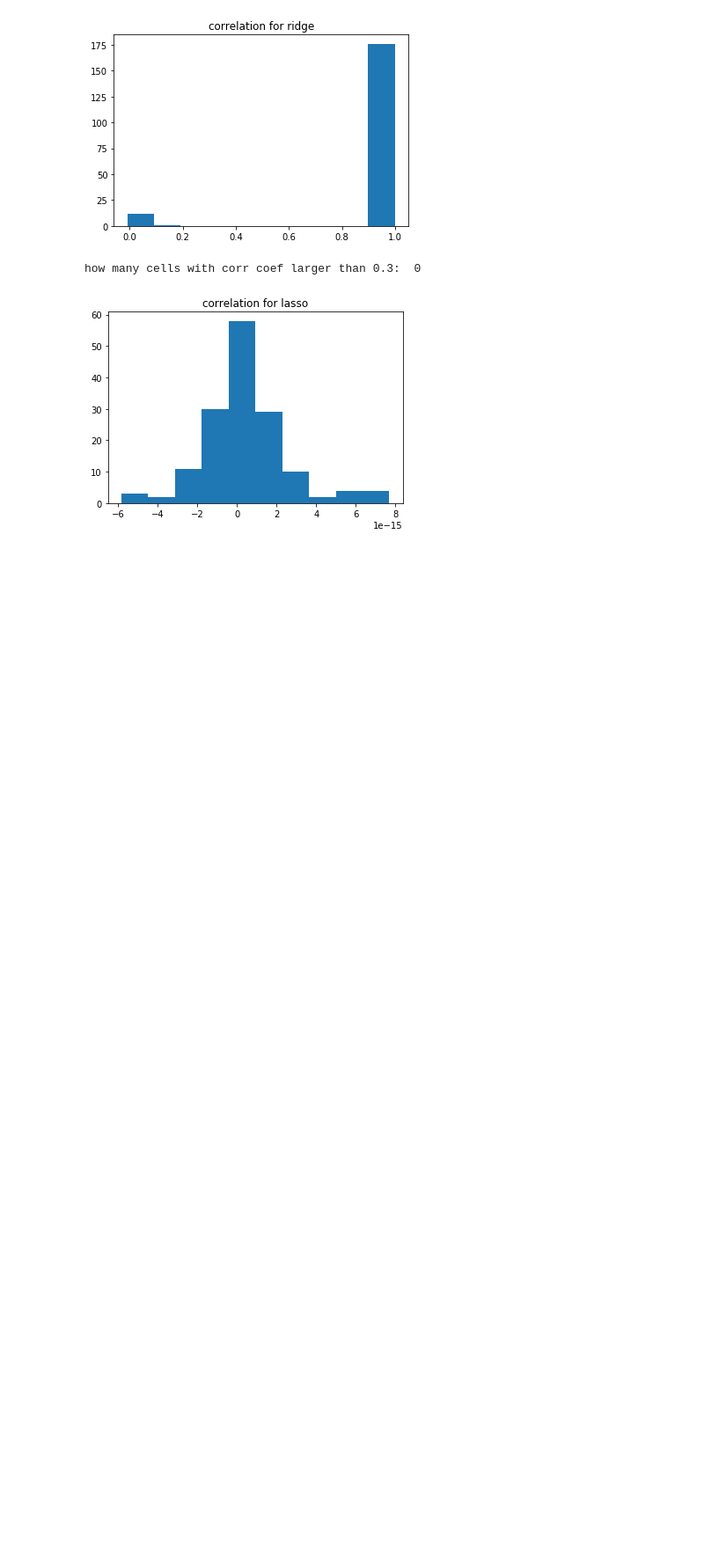
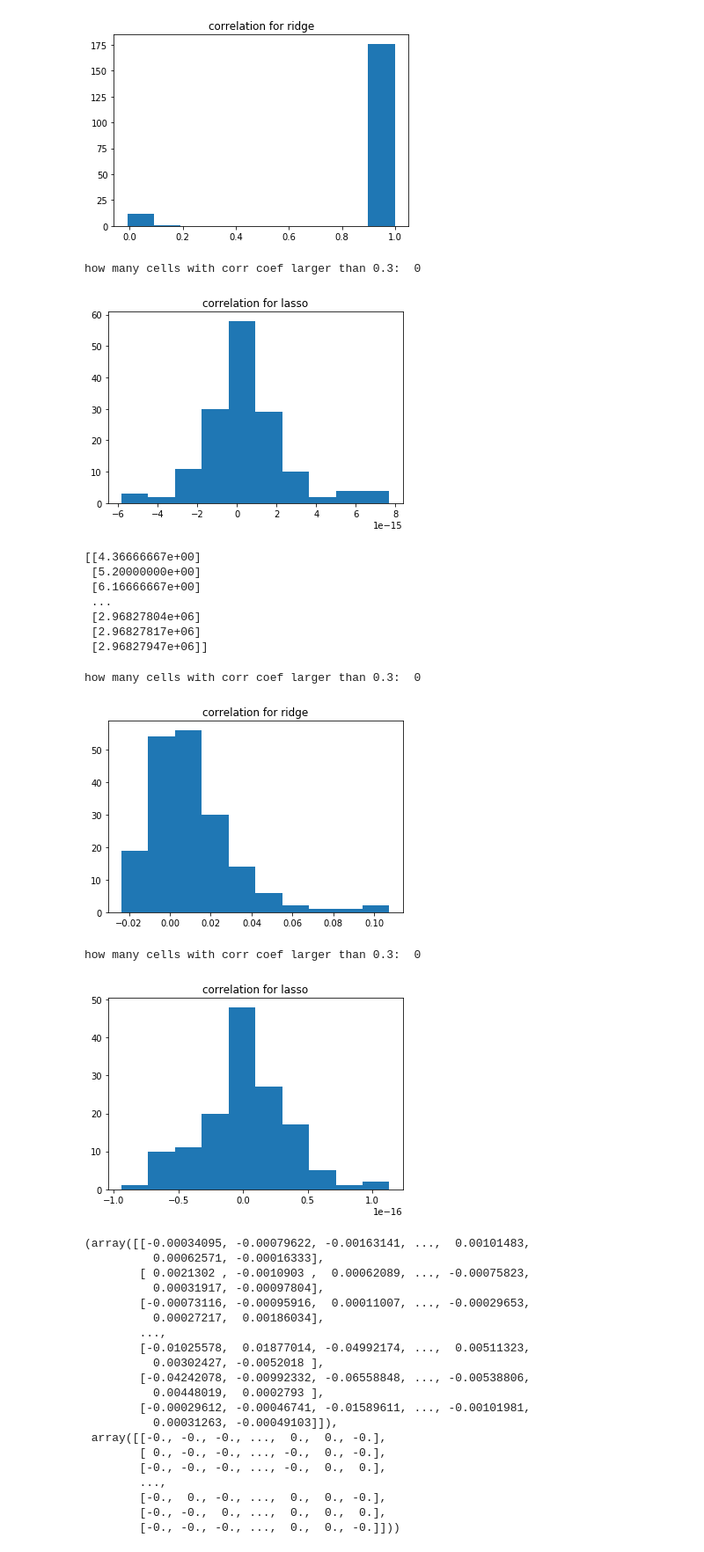
Before and after one commit to mariakesa/ConnectedLizards_NeuroMatch2020, a Jupyter notebook: PCARegression.ipynb, the cells around one changed output. Shown at 88% size. Drawn from its saved outputs; the diff is of its cells as text; code cells hidden in the pictures; blank space fills up the shorter version.

```diff
--- a/PCARegression.ipynb
+++ b/PCARegression.ipynb
@@ -337,0 +518,34 @@ how many cells with corr coef larger than 0.3:  0
+# %%
+myfunc(bs=10)
+# %% [output]
+[[4.36666667e+00]
+ [5.20000000e+00]
+ [6.16666667e+00]
+ ...
+ [2.96827804e+06]
+ [2.96827817e+06]
+ [2.96827947e+06]]
+how many cells with corr coef larger than 0.3:  0
+[figure, added]
+how many cells with corr coef larger than 0.3:  0
+[figure, added]
+(array([[-0.00034095, -0.00079622, -0.00163141, ...,  0.00101483,
+          0.00062571, -0.00016333],
+        [ 0.0021302 , -0.0010903 ,  0.00062089, ..., -0.00075823,
+          0.00031917, -0.00097804],
+        [-0.00073116, -0.00095916,  0.00011007, ..., -0.00029653,
+          0.00027217,  0.00186034],
+        ...,
+        [-0.01025578,  0.01877014, -0.04992174, ...,  0.00511323,
+          0.00302427, -0.0052018 ],
+        [-0.04242078, -0.00992332, -0.06558848, ..., -0.00538806,
+          0.00448019,  0.0002793 ],
+        [-0.00029612, -0.00046741, -0.01589611, ..., -0.00101981,
+          0.00031263, -0.00049103]]),
+ array([[-0., -0., -0., ...,  0.,  0., -0.],
+        [ 0., -0., -0., ..., -0.,  0., -0.],
+        [-0., -0., -0., ..., -0.,  0.,  0.],
+        ...,
+        [-0.,  0., -0., ...,  0.,  0., -0.],
+        [-0., -0.,  0., ...,  0.,  0.,  0.],
+        [-0., -0., -0., ...,  0.,  0., -0.]]))
```
Also changed, not shown: parts of 1 cell of this notebook.
